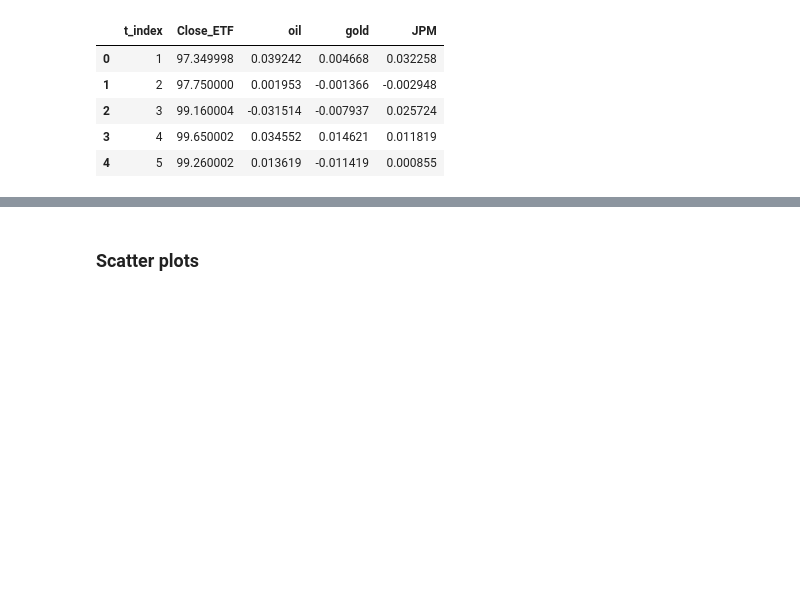
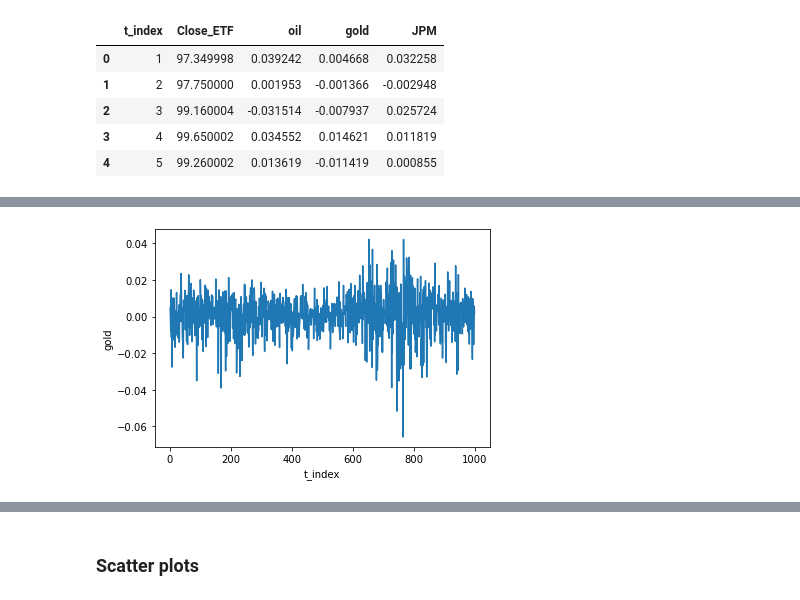
Before and after one commit to arefeenshamsuzzoha/stevens-stuff, a Jupyter notebook: MA 541/MA541project_part2.ipynb, the cells around one changed output, grey strips where cells are left out. Drawn from its saved outputs; the diff is of its cells as text; code cells hidden in the pictures; blank space fills up the shorter version.

```diff
--- a/MA 541/MA541project_part2.ipynb
+++ b/MA 541/MA541project_part2.ipynb
@@ -54,0 +59,4 @@ ts_JPM = sns.relplot(data=project_data, x="t_index", y="JPM", kind="line")
+# %%
+ts_gold = sns.lineplot(data=project_data, x="t_index", y="gold")
+# %% [output]
+[figure, added]
```
Also changed, not shown: parts of 12 cells of this notebook.
